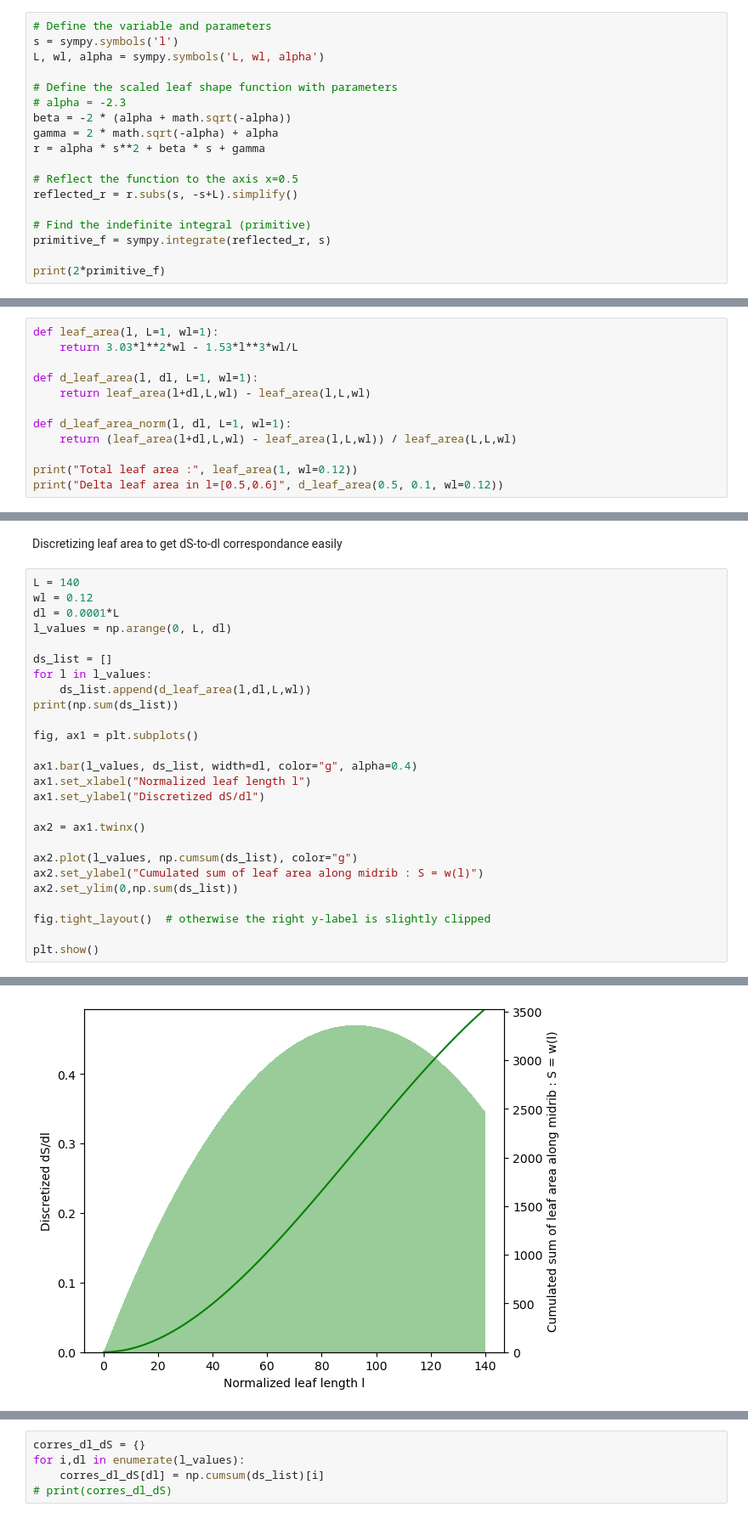
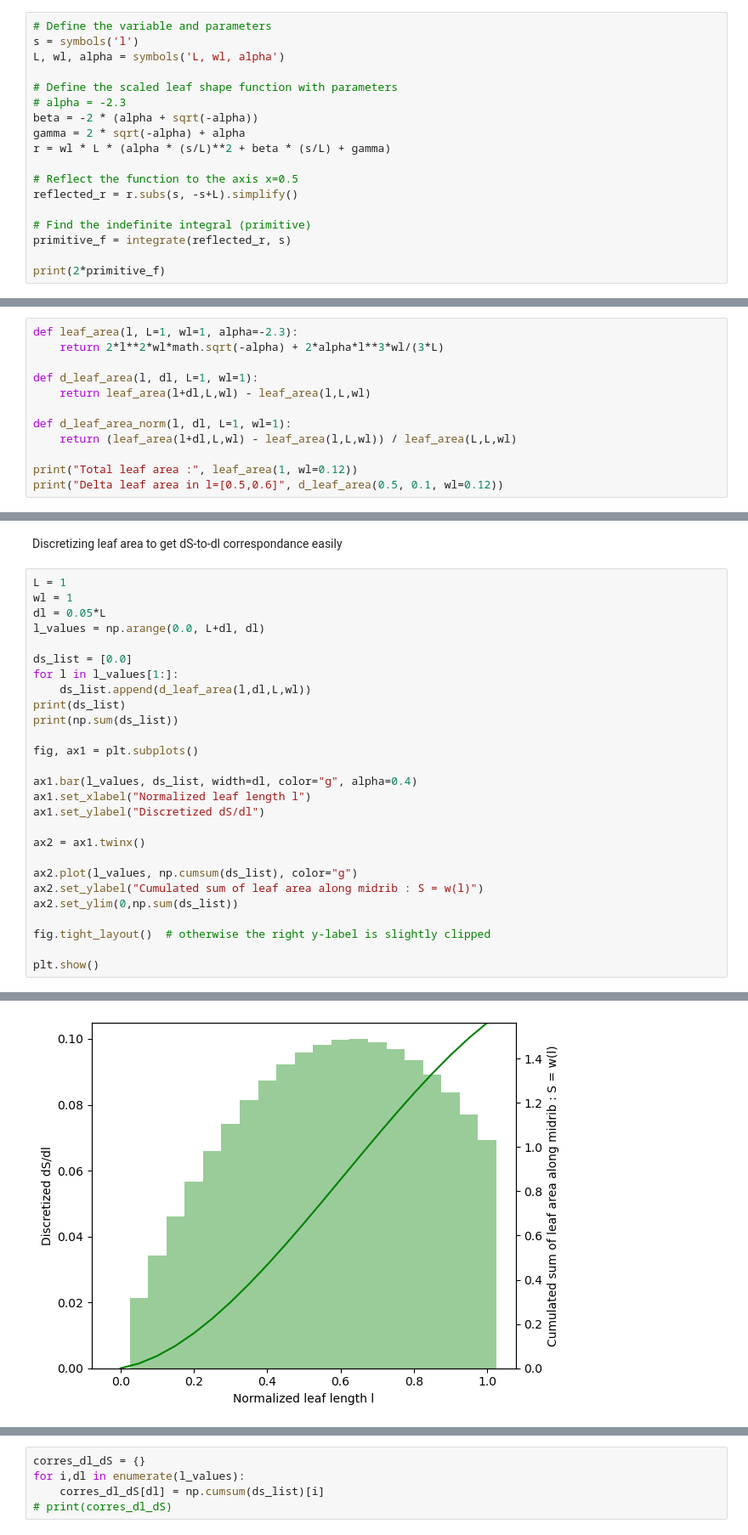
Before and after one commit to orianebro/PhD_Oriane, a Jupyter notebook: algo_leaf_growth.ipynb, the cells around one changed output, grey strips where cells are left out. Shown at 85% size. Cells and saved outputs as stored; diff of their text form.

Commit message:
updated leaf growth a;go (unfinished)

```diff
--- a/algo_leaf_growth.ipynb
+++ b/algo_leaf_growth.ipynb
@@ -350,20 +350,20 @@ interactive(children=(FloatSlider(value=0.3, description='l', max=1.001, min=0.0
 Analytical expression of leaf area as a function of midrib length from tip to base
 # %%
 # Define the variable and parameters
-s = sympy.symbols('l')
-L, wl, alpha = sympy.symbols('L, wl, alpha')
+s = symbols('l')
+L, wl, alpha = symbols('L, wl, alpha')
 
 # Define the scaled leaf shape function with parameters
 # alpha = -2.3
-beta = -2 * (alpha + math.sqrt(-alpha))
-gamma = 2 * math.sqrt(-alpha) + alpha
-r = alpha * s**2 + beta * s + gamma
+beta = -2 * (alpha + sqrt(-alpha))
+gamma = 2 * sqrt(-alpha) + alpha
+r = wl * L * (alpha * (s/L)**2 + beta * (s/L) + gamma)
 
 # Reflect the function to the axis x=0.5
 reflected_r = r.subs(s, -s+L).simplify()
 
 # Find the indefinite integral (primitive)
-primitive_f = sympy.integrate(reflected_r, s)
+primitive_f = integrate(reflected_r, s)
 
 print(2*primitive_f)
 # %% [output]
@@ -371,6 +371,6 @@ TypeError: Cannot convert expression to float
 # %%
-def leaf_area(l, L=1, wl=1):
-    return 3.03*l**2*wl - 1.53*l**3*wl/L
+def leaf_area(l, L=1, wl=1, alpha=-2.3):
+    return 2*l**2*wl*math.sqrt(-alpha) + 2*alpha*l**3*wl/(3*L)
 
 def d_leaf_area(l, dl, L=1, wl=1):
     return leaf_area(l+dl,L,wl) - leaf_area(l,L,wl)
@@ -386,14 +386,15 @@ Delta leaf area in l=[0.5,0.6] 0.0232884
 # %% [markdown]
 Discretizing leaf area to get dS-to-dl correspondance easily
 # %%
-L = 140
-wl = 0.12
-dl = 0.0001*L
-l_values = np.arange(0, L, dl)
+L = 1
+wl = 1
+dl = 0.05*L
+l_values = np.arange(0.0, L+dl, dl)
 
-ds_list = []
-for l in l_values:
+ds_list = [0.0]
+for l in l_values[1:]:
     ds_list.append(d_leaf_area(l,dl,L,wl))
+print(ds_list)
 print(np.sum(ds_list))
 
 fig, ax1 = plt.subplots()
@@ -416,2 +418,2 @@ plt.show()
-[figure, old version]
+[figure, new version]
 # %%
```
Also changed, not shown: parts of 11 cells of this notebook, 5 other files.
